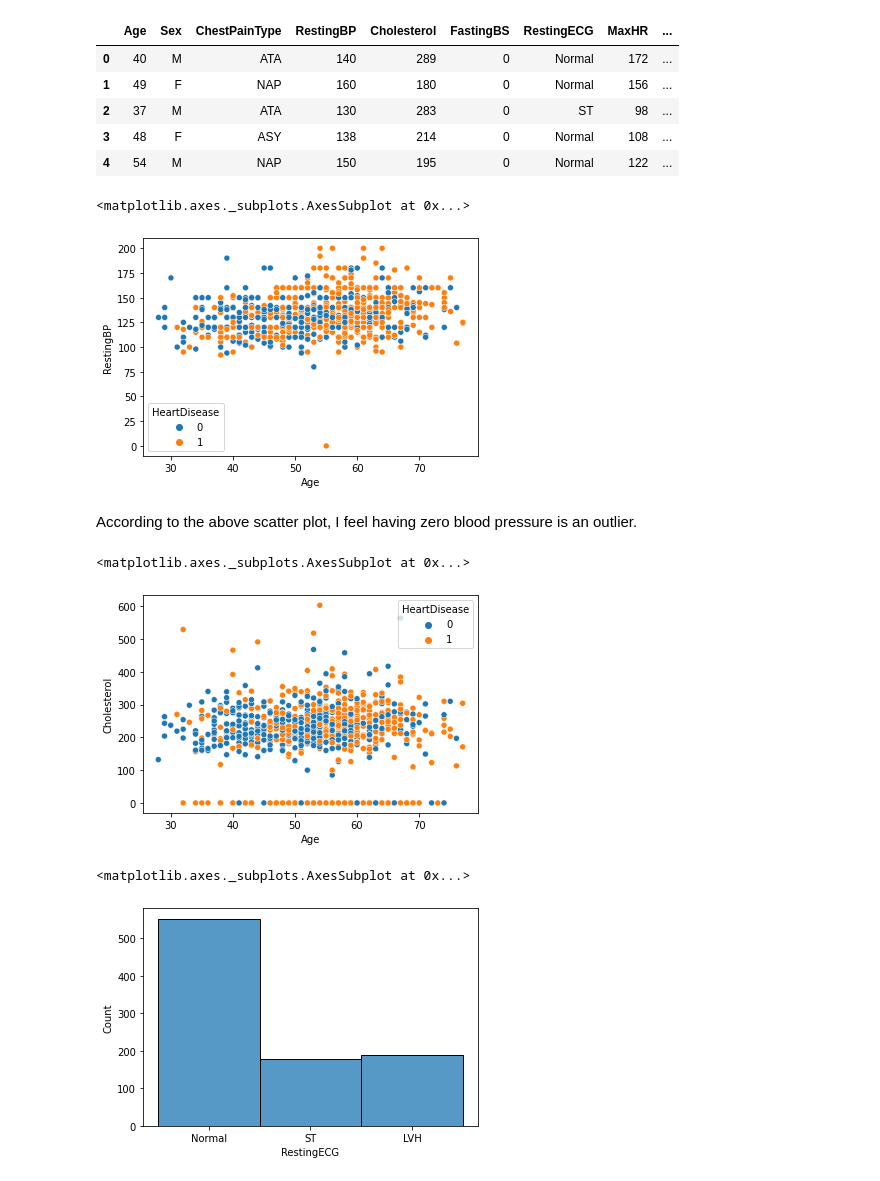
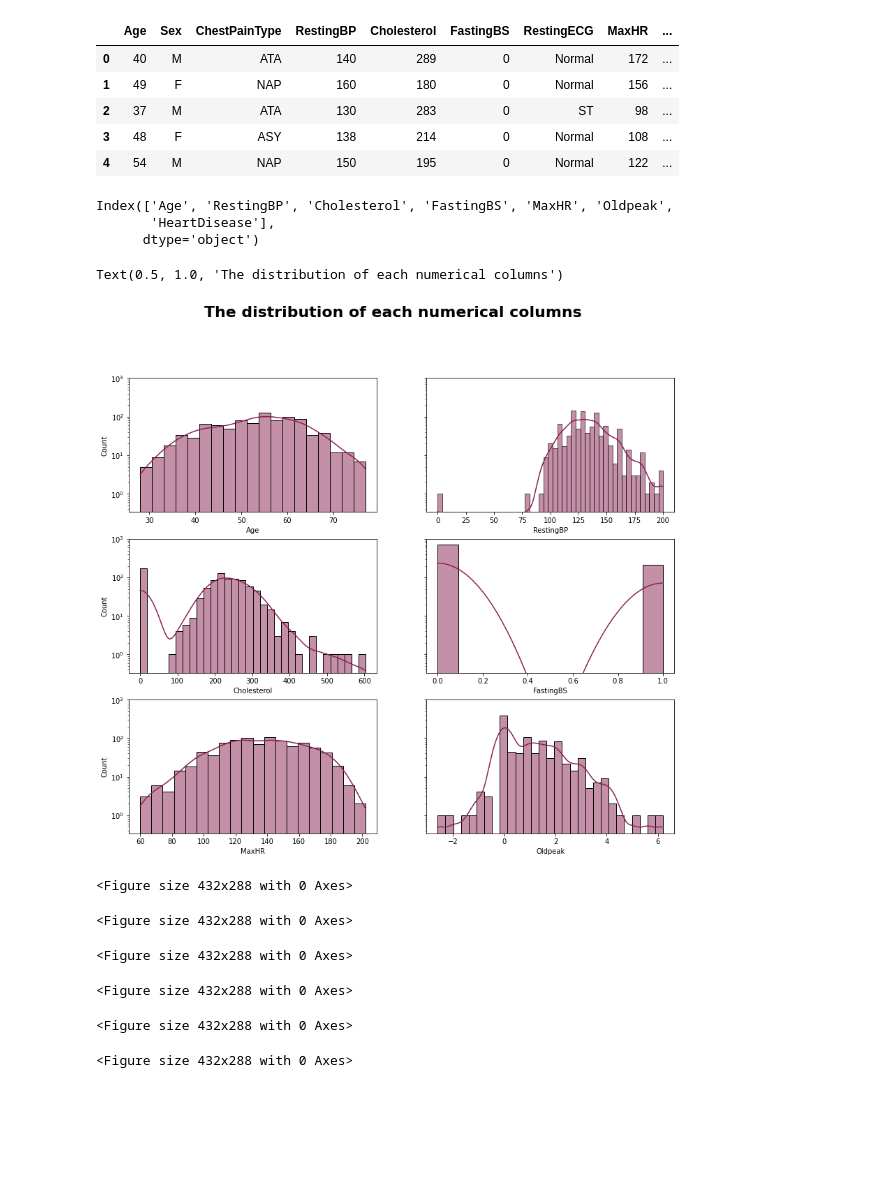
Before and after one commit to sheha919/Stroke_Prediction, a Jupyter notebook: heart_faliure_pred_ml.ipynb, the cells around one changed output. Saved outputs shown, nothing was run; the diff lists cells and outputs as text; code cells hidden in the pictures; blank space fills up the shorter version.

```diff
--- a/heart_faliure_pred_ml.ipynb
+++ b/heart_faliure_pred_ml.ipynb
@@ -189,21 +194,35 @@ ml_df.head()
 | 2 | 37 | M | ATA | 130 | 283 | 0 | ST | 98 | ... |
 | 3 | 48 | F | ASY | 138 | 214 | 0 | Normal | 108 | ... |
 | 4 | 54 | M | NAP | 150 | 195 | 0 | Normal | 122 | ... |
-# %%
-from matplotlib import legend
-sns.scatterplot(data = ml_df, x = 'Age', y = 'RestingBP', hue = 'HeartDisease')
-# %% [output]
-<matplotlib.axes._subplots.AxesSubplot at 0x...>
-[figure, removed]
-# %% [markdown]
-According to the above scatter plot, I feel having zero blood pressure is an outlier.
-# %%
-sns.scatterplot(data = ml_df, x = 'Age', y = 'Cholesterol', hue = 'HeartDisease')
-# %% [output]
-<matplotlib.axes._subplots.AxesSubplot at 0x...>
-[figure, removed]
-# %%
-sns.histplot(data= ml_df, x= 'RestingECG', bins = 'auto')
-# %% [output]
-<matplotlib.axes._subplots.AxesSubplot at 0x...>
-[figure, removed]
+# %%
+str_num = data_types[data_types!='object'].index
+str_num
+# %% [output]
+Index(['Age', 'RestingBP', 'Cholesterol', 'FastingBS', 'MaxHR', 'Oldpeak',
+       'HeartDisease'],
+      dtype='object')
+# %%
+fig, axes  = plt.subplots(ncols =2, nrows =3, figsize = (14,12), sharey=True)
+
+for i in range(2):
+  plt.figure()
+  sns.histplot(data = ml_df, x = str_num[i], bins= 'auto', ax= axes[0, i],log_scale=(False, True), kde=True, color = '#8B2252')
+
+
+for i in range(2,4):
+  plt.figure()
+  sns.histplot(data = ml_df, x = str_num[i], bins= 'auto', ax= axes[1, i-2], log_scale=(False, True), kde=True, color = '#8B2252')
+for i in range(4,6):
+  plt.figure()
+  sns.histplot(data = ml_df, x = str_num[i], bins= 'auto', ax= axes[2, i-4], log_scale=(False, True), kde=True, color = '#8B2252')
+
+fig.suptitle('The distribution of each numerical columns', fontsize = 22, fontweight = 'bold', y = 1.0)
+# %% [output]
+Text(0.5, 1.0, 'The distribution of each numerical columns')
+[figure, added]
+<Figure size 432x288 with 0 Axes>
+<Figure size 432x288 with 0 Axes>
+<Figure size 432x288 with 0 Axes>
+<Figure size 432x288 with 0 Axes>
+<Figure size 432x288 with 0 Axes>
+<Figure size 432x288 with 0 Axes>
```
Also changed, not shown: parts of 14 cells of this notebook.
